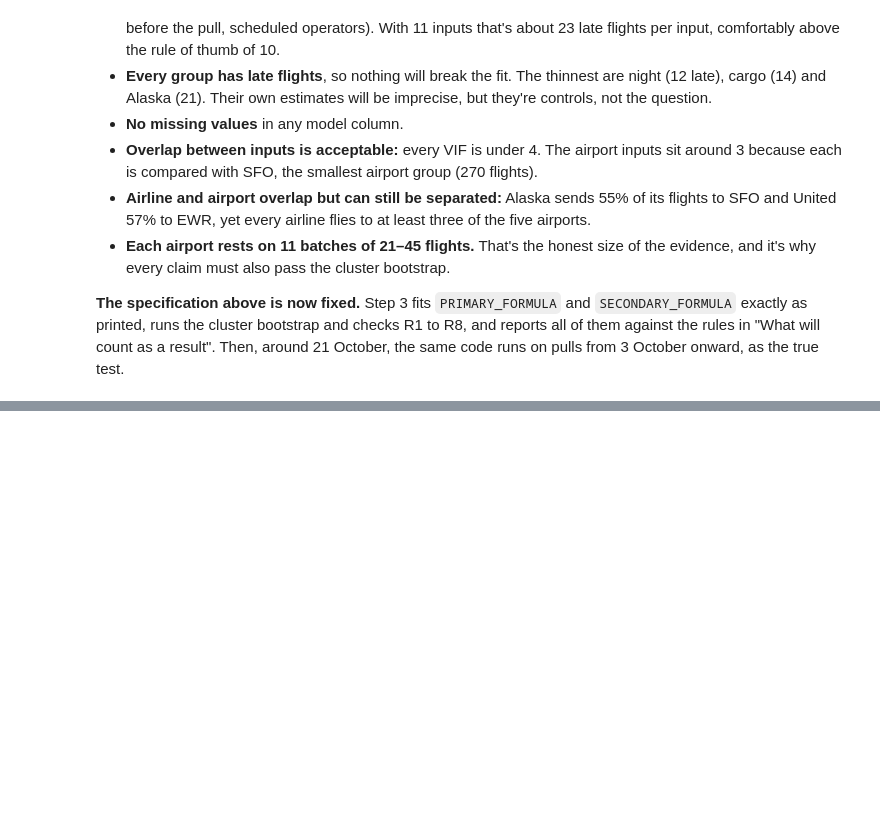
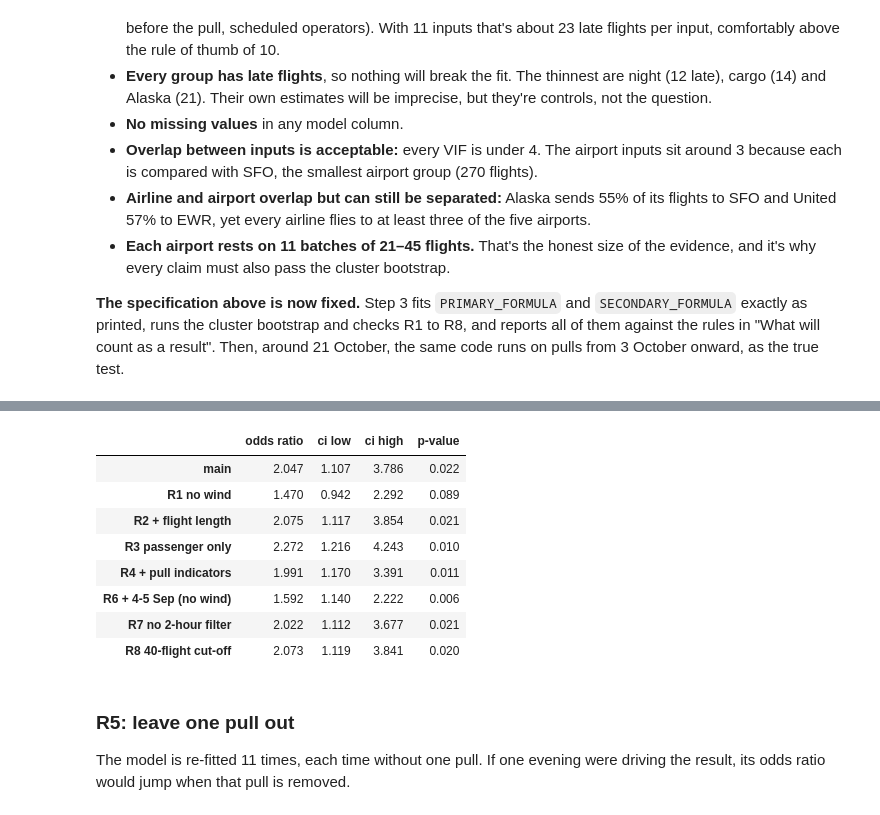
Before and after one commit to Riostega/flight-delay-pipeline, a Jupyter notebook: analysis/02_regression.ipynb, the cells around one changed output, grey strips where cells are left out. Cells and saved outputs as stored; diff of their text form; code cells hidden in the pictures; blank space fills up the shorter version.

```diff
--- a/analysis/02_regression.ipynb
+++ b/analysis/02_regression.ipynb
@@ -319,0 +514,40 @@ from 3 October onward, as the true test.
+# %%
+CONTROLS_NO_WIND = 'is_night + C(carrier_group, Treatment("United Airlines")) + cargo'
+CONTROLS_NO_CARGO = 'is_night + C(carrier_group, Treatment("United Airlines")) + weather_wind_speed'
+
+# R6: add the 4-5 September pulls, without the 2-hour filter (those pulls didn't run at 09:00),
+# clustered by departure date x airport because pull_date isn't meaningful for them.
+with_manual = model_table(clean[scheduled_operator & (~regular | early_enough)])
+with_manual["date_batch"] = with_manual["flight_date"].dt.strftime("%Y-%m-%d") + " " + with_manual["arrival_airport"]
+
+# R8: a 40-flight airline cut-off instead of 75.
+r8 = sample.copy()
+carrier_counts = r8["carrier"].value_counts()
+r8["carrier_group"] = r8["carrier"].where(r8["carrier"].isin(carrier_counts[carrier_counts >= 40].index), "Other")
+
+CHECKS = {
+    # name: (controls, data, cluster column)
+    "main": (CONTROLS, sample, "batch"),
+    "R1 no wind": (CONTROLS_NO_WIND, sample, "batch"),
+    "R2 + flight length": (CONTROLS + " + scheduled_duration_hours",
+                           sample.dropna(subset=["scheduled_duration_hours"]), "batch"),
+    "R3 passenger only": (CONTROLS_NO_CARGO, sample[sample["cargo"] == 0], "batch"),
+    "R4 + pull indicators": (CONTROLS + " + C(pull_date)", sample, "batch"),
+    "R6 + 4-5 Sep (no wind)": (CONTROLS_NO_WIND, with_manual, "date_batch"),
+    "R7 no 2-hour filter": (CONTROLS, model_table(clean[regular & scheduled_operator]), "batch"),
+    "R8 40-flight cut-off": (CONTROLS, r8, "batch"),
+}
+# %%
+def fit_check(controls, data, cluster_column):
+    """Primary and pairwise odds ratios (with clustered CIs) for one version of the model."""
+    primary_fit = fit_logit("is_late ~ is_sfo + " + controls, data, cluster_column)
+    pairwise_fit = fit_logit('is_late ~ C(arrival_airport, Treatment("SFO")) + ' + controls, data, cluster_column)
+    return pd.concat([
+        odds_ratios(primary_fit, ["is_sfo"]).rename(index={"is_sfo": "SFO vs rest"}),
+        odds_ratios(pairwise_fit, list(AIRPORT_TERMS)).rename(index=AIRPORT_TERMS),
+    ])
+
+
+check_results = {name: fit_check(*settings) for name, settings in CHECKS.items()}
+flights_per_check = pd.Series({name: len(settings[1]) for name, settings in CHECKS.items()}, name="flights")
+flights_per_check
@@ -319,0 +591,18 @@ from 3 October onward, as the true test.
+# %%
+# The primary comparison (SFO vs rest) in every check, with its 95% interval.
+pd.DataFrame({name: result.loc["SFO vs rest"] for name, result in check_results.items()}).T.round(3)
+# %% [output]
+|  | odds ratio | ci low | ci high | p-value |
+| main | 2.047 | 1.107 | 3.786 | 0.022 |
+| R1 no wind | 1.470 | 0.942 | 2.292 | 0.089 |
+| R2 + flight length | 2.075 | 1.117 | 3.854 | 0.021 |
+| R3 passenger only | 2.272 | 1.216 | 4.243 | 0.010 |
+| R4 + pull indicators | 1.991 | 1.170 | 3.391 | 0.011 |
+| R6 + 4-5 Sep (no wind) | 1.592 | 1.140 | 2.222 | 0.006 |
+| R7 no 2-hour filter | 2.022 | 1.112 | 3.677 | 0.021 |
+| R8 40-flight cut-off | 2.073 | 1.119 | 3.841 | 0.020 |
+# %% [markdown]
+### R5: leave one pull out
+
+The model is re-fitted 11 times, each time without one pull. If one evening were driving the
+result, its odds ratio would jump when that pull is removed.
```
Also changed, not shown: parts of 30 cells of this notebook, 2 other files.
